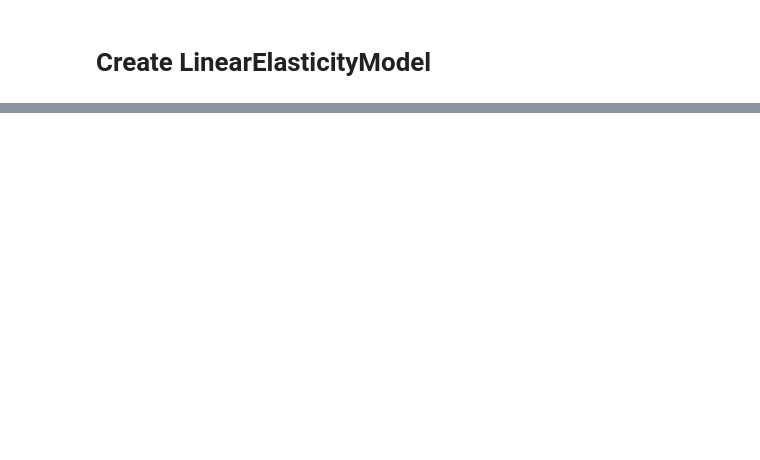
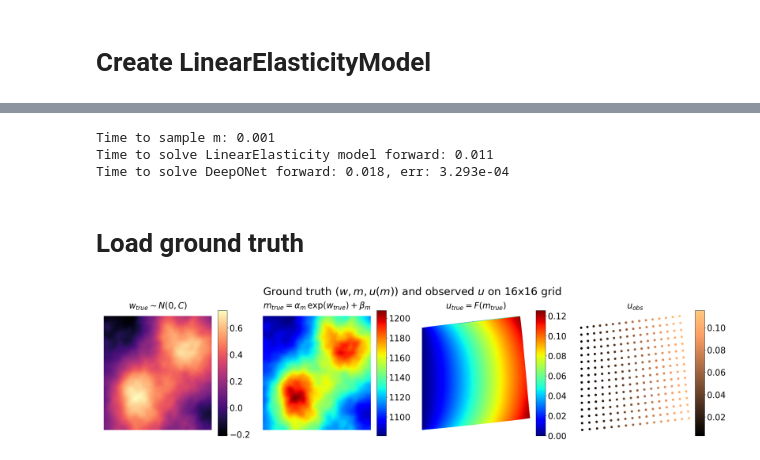
Before and after one commit to CEADpx/neural_operators, a Jupyter notebook: survey_work/applications/bayesian_inverse_problem_linear_elasticity/BayesianInversion.ipynb, the cells around one changed output, grey strips where cells are left out. Drawn from its saved outputs; the diff is of its cells as text; code cells hidden in the pictures; blank space fills up the shorter version.

```diff
--- a/survey_work/applications/bayesian_inverse_problem_linear_elasticity/BayesianInversion.ipynb
+++ b/survey_work/applications/bayesian_inverse_problem_linear_elasticity/BayesianInversion.ipynb
@@ -143,17 +81,0 @@ nn_model:  PCANet(
-# %%
-if load_surrogate:
-    def load_fno():
-        data_path = model_path + 'data/' + 'LinearElasticity_FNO_samples.npz'
-        nn_path = model_path + 'FNO/Results/model.pkl'
-        data, nn = load_data_and_fno(data_path, nn_path)
-        # get some additional data for FNO
-        nodes = deeponet.data.X_trunk
-        grid_x = data.grid_x_test[0, :, :, 0]
-        grid_y = data.grid_y_test[0, :, :, 0]
-        nn_surrogate = SurrogateModelFNO(model, nn, data, nodes, grid_x, grid_y, u_comps = 2)
-        print('nn_data: ', data)
-        print('nn_model: ', nn)
-
-        return nn_surrogate
-
-    fno = load_fno()
@@ -423,0 +140,63 @@ if run_mcmc:
+# %%
+if load_surrogate:
+    t1 = time.time()
+    w1 = model.samplePrior(transform_m = False)
+    w2 = w1.copy()
+    t2 = time.time()
+    print('Time to sample m: {:.3f}'.format(t2 - t1))
+
+    # model solver
+    t1 = time.time()
+    m = model.transform_gaussian_pointwise(w1)
+    u_model = model.solveFwd(u = None, m = m, transform_m = False)
+    t2 = time.time()
+    print('Time to solve LinearElasticity model forward: {:.3f}'.format(t2 - t1))
+
+    # neural operators
+    sm_use = surrogate_models.keys()
+    for sm in sm_use:
+        t1 = time.time()
+        u_sm = surrogate_models[sm].solveFwd(w2)
+        t2 = time.time()
+        u_err = np.linalg.norm(u_model - u_sm) / np.linalg.norm(u_model)
+        print('Time to solve {} forward: {:.3f}, err: {:.3e}'.format(surrogate_models[sm].model_type, t2 - t1, u_err))
+# %% [output]
+Time to sample m: 0.001
+Time to solve LinearElasticity model forward: 0.011
+Time to solve DeepONet forward: 0.018, err: 3.293e-04
+# %% [markdown]
+# Load ground truth
+# %%
+ground_truth_data = np.load(os.path.join(results_dir, "ground_truth/data.npz"))
+num_grid_x, num_grid_y = ground_truth_data["num_grid_x"], ground_truth_data["num_grid_y"]
+w_true = ground_truth_data["w_true"]
+m_true = ground_truth_data["m_true"]
+u_true = ground_truth_data["u_true"]
+x_obs = ground_truth_data["x_obs"]
+u_obs = ground_truth_data["u_obs"]
+
+plot_data = get_default_plot_mix_collection_data(
+    rows=1,
+    cols=4,
+    nodes=nodes,
+    nodes_point_plot=x_obs,
+    figsize=(26, 6),
+    fs=25,
+    sup_title=r"Ground truth $(w, m, u(m))$ and observed $u$ on {}x{} grid".format(num_grid_x, num_grid_y),
+    y_sup_title=1.075,
+    savefilename=os.path.join(results_dir, "true_and_obs_w_m_u.png"),
+    u=[[w_true, m_true, u_true, u_obs]],
+    cmap=[["magma", "jet", "jet", "copper"]],
+    title=[[
+        r"$w_{true} \sim N(0, C)$",
+        r"$m_{true} = \alpha_m\, \exp(w_{true}) + \beta_m$",
+        r"$u_{true} = F(m_{true})$",
+        r"$u_{obs}$",
+    ]],
+    is_vec=[[False, False, True, True]],
+    add_disp=[[False, False, True, True]],
+    plot_type=[["field", "field", "field", "point"]],
+)
+plot_mix_collection(plot_data)
+# %% [output]
+[figure, added]
```
Also changed, not shown: parts of 45 cells of this notebook, 1 other file.
